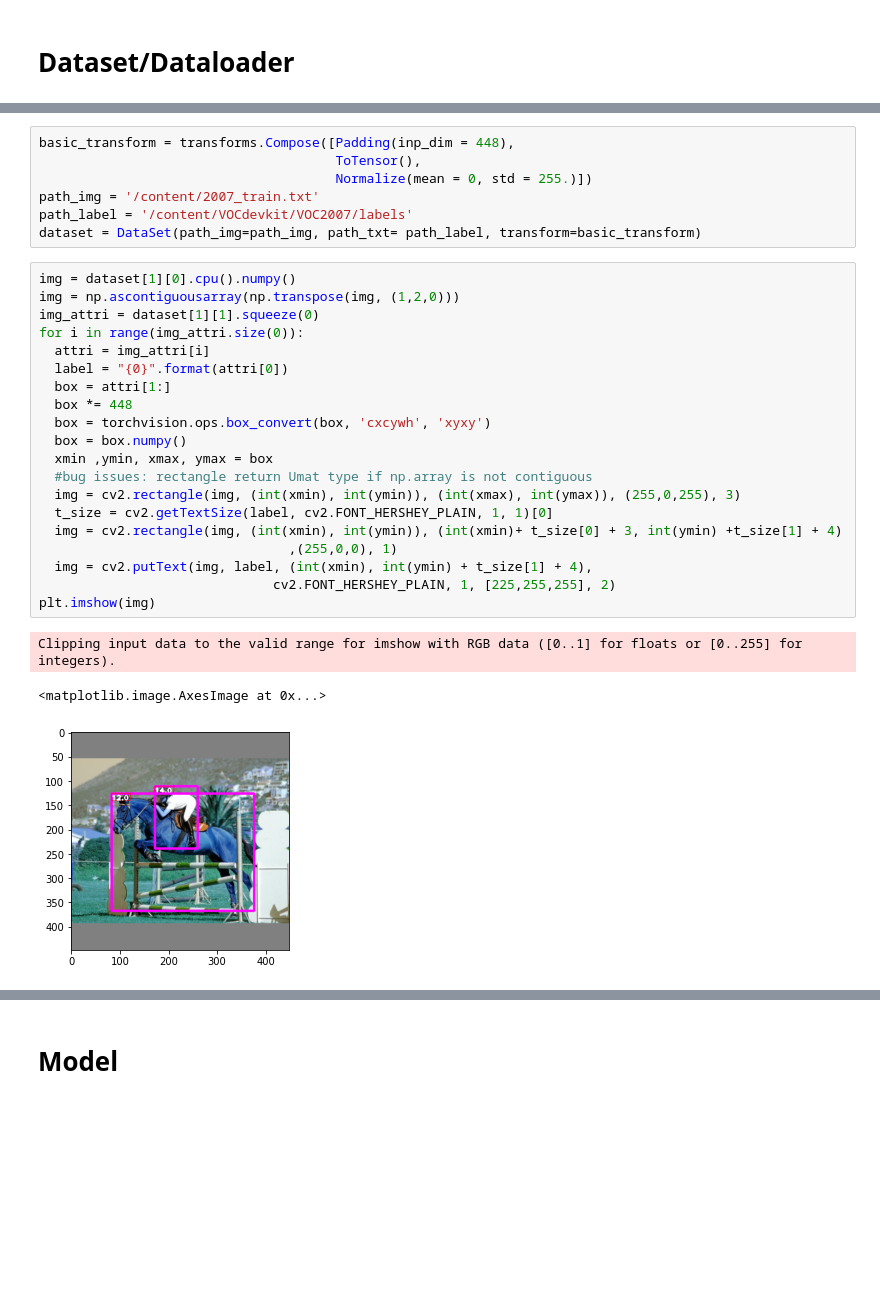
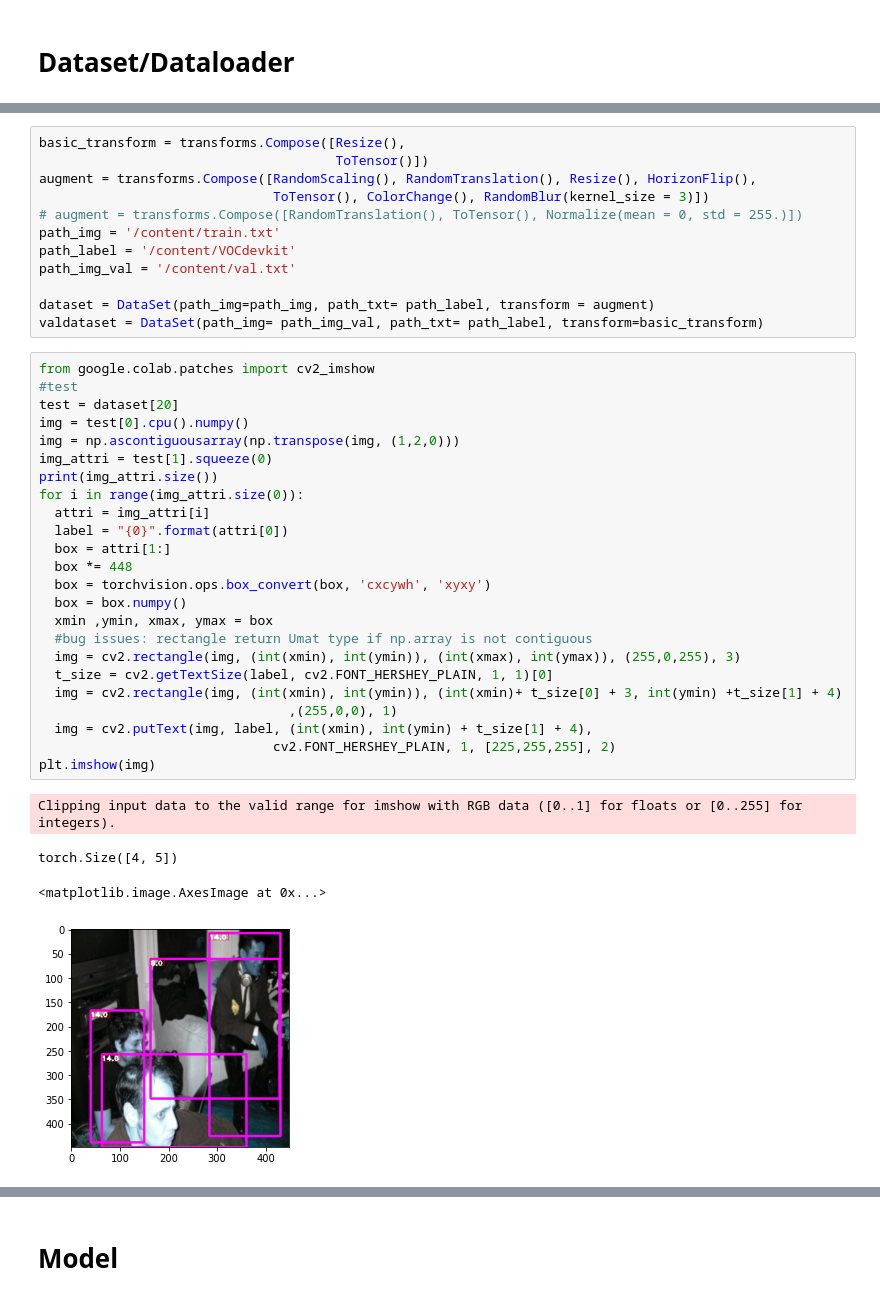
Before and after one commit to anh1811/YOLO, a Jupyter notebook: yolov1.ipynb, the cells around one changed output, grey strips where cells are left out. Saved outputs shown, nothing was run; the diff lists cells and outputs as text; blank space fills up the shorter version.

```diff
--- a/yolov1.ipynb
+++ b/yolov1.ipynb
@@ -138,34 +359,44 @@ class Normalize(object):
 # %%
-basic_transform = transforms.Compose([Padding(inp_dim = 448),
-                                      ToTensor(),
-                                      Normalize(mean = 0, std = 255.)])
-path_img = '/content/2007_train.txt'
-path_label = '/content/VOCdevkit/VOC2007/labels'
-dataset = DataSet(path_img=path_img, path_txt= path_label, transform=basic_transform)
+basic_transform = transforms.Compose([Resize(),
+                                      ToTensor()])
+augment = transforms.Compose([RandomScaling(), RandomTranslation(), Resize(), HorizonFlip(),
+                              ToTensor(), ColorChange(), RandomBlur(kernel_size = 3)])
+# augment = transforms.Compose([RandomTranslation(), ToTensor(), Normalize(mean = 0, std = 255.)])
+path_img = '/content/train.txt'
+path_label = '/content/VOCdevkit'
+path_img_val = '/content/val.txt'
+
+dataset = DataSet(path_img=path_img, path_txt= path_label, transform = augment)
+valdataset = DataSet(path_img= path_img_val, path_txt= path_label, transform=basic_transform)
 # %%
-img = dataset[1][0].cpu().numpy()
+from google.colab.patches import cv2_imshow
+#test
+test = dataset[20]
+img = test[0].cpu().numpy()
 img = np.ascontiguousarray(np.transpose(img, (1,2,0)))
-img_attri = dataset[1][1].squeeze(0)
+img_attri = test[1].squeeze(0)
+print(img_attri.size())
 for i in range(img_attri.size(0)):
   attri = img_attri[i]
   label = "{0}".format(attri[0])
   box = attri[1:]
   box *= 448
   box = torchvision.ops.box_convert(box, 'cxcywh', 'xyxy')
   box = box.numpy()
   xmin ,ymin, xmax, ymax = box
   #bug issues: rectangle return Umat type if np.array is not contiguous
   img = cv2.rectangle(img, (int(xmin), int(ymin)), (int(xmax), int(ymax)), (255,0,255), 3)
   t_size = cv2.getTextSize(label, cv2.FONT_HERSHEY_PLAIN, 1, 1)[0]
   img = cv2.rectangle(img, (int(xmin), int(ymin)), (int(xmin)+ t_size[0] + 3, int(ymin) +t_size[1] + 4)
                                 ,(255,0,0), 1)
   img = cv2.putText(img, label, (int(xmin), int(ymin) + t_size[1] + 4),
                               cv2.FONT_HERSHEY_PLAIN, 1, [225,255,255], 2)
 plt.imshow(img)
 # %% [output]
 Clipping input data to the valid range for imshow with RGB data ([0..1] for floats or [0..255] for integers).
-<matplotlib.image.AxesImage at 0x...>
+torch.Size([4, 5])
+<matplotlib.image.AxesImage at 0x...>
-[figure, old version]
+[figure, new version]
 # %%
 def my_collate(batch):
     tensor_image = batch[0][0]
```
Also changed, not shown: parts of 69 cells of this notebook.
